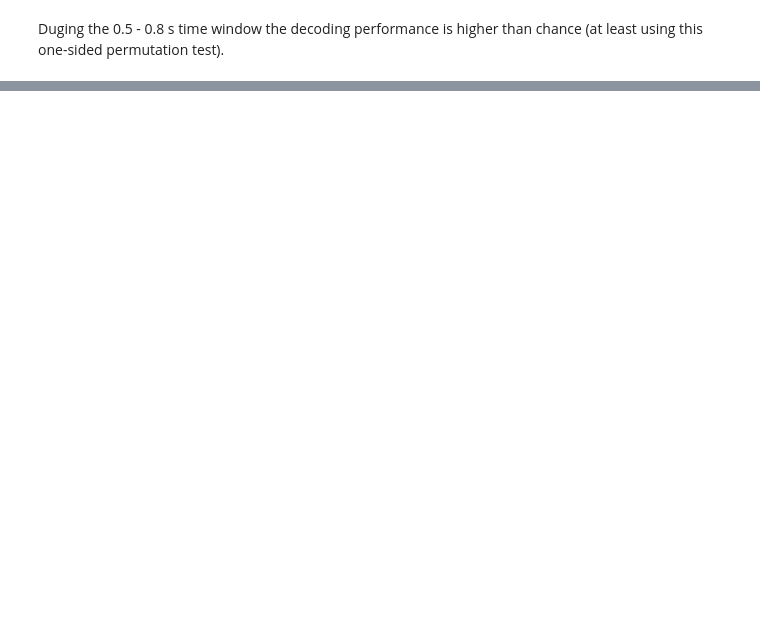
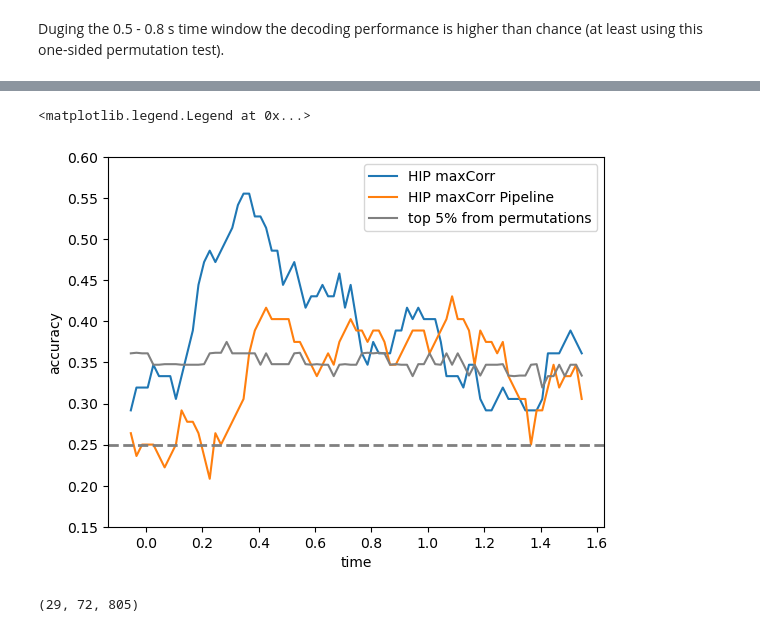
Before and after one commit to labianca/pylabianca, a Jupyter notebook: doc/decoding_example.ipynb, the cells around one changed output, grey strips where cells are left out. Drawn from its saved outputs; the diff is of its cells as text; code cells hidden in the pictures; blank space fills up the shorter version.

Commit message:
ENH: update decoding example

```diff
--- a/doc/decoding_example.ipynb
+++ b/doc/decoding_example.ipynb
@@ -233,0 +252,24 @@ Duging the 0.5 - 0.8 s time window the decoding performance is higher than chanc
+# %%
+from sklearn.preprocessing import StandardScaler
+from sklearn.pipeline import make_pipeline
+
+pipeline = make_pipeline(
+    StandardScaler(), pln.decoding.maxCorrClassifier())
+score_mxc_ppln = pln.decoding.run_decoding(
+    frate['HIP'], target='image', n_jobs=6, decim=10,
+    clf=pipeline
+)
+# %%
+ax = scores_mxc.mean(dim='fold').plot(label='HIP maxCorr')[0].axes
+score_mxc_ppln.mean(dim='fold').plot(label='HIP maxCorr Pipeline', ax=ax)
+plt.plot(scores_perm.time, perm_top, color='gray', label='top 5% from permutations')
+
+format_axis(ax)
+plt.legend()
+# %% [output]
+<matplotlib.legend.Legend at 0x...>
+[figure, added]
+# %%
+frate['HIP'].shape
+# %% [output]
+(29, 72, 805)
```
Also changed, not shown: parts of 5 cells of this notebook.
